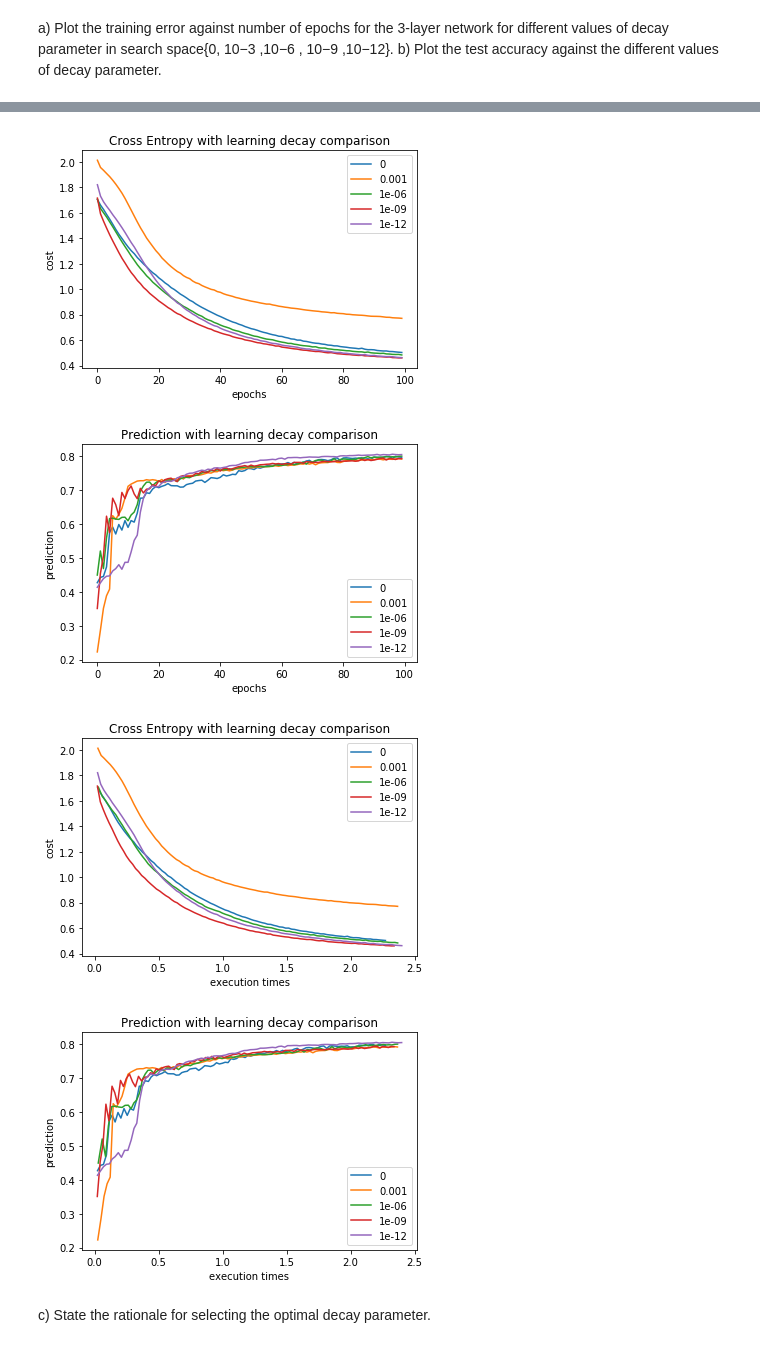
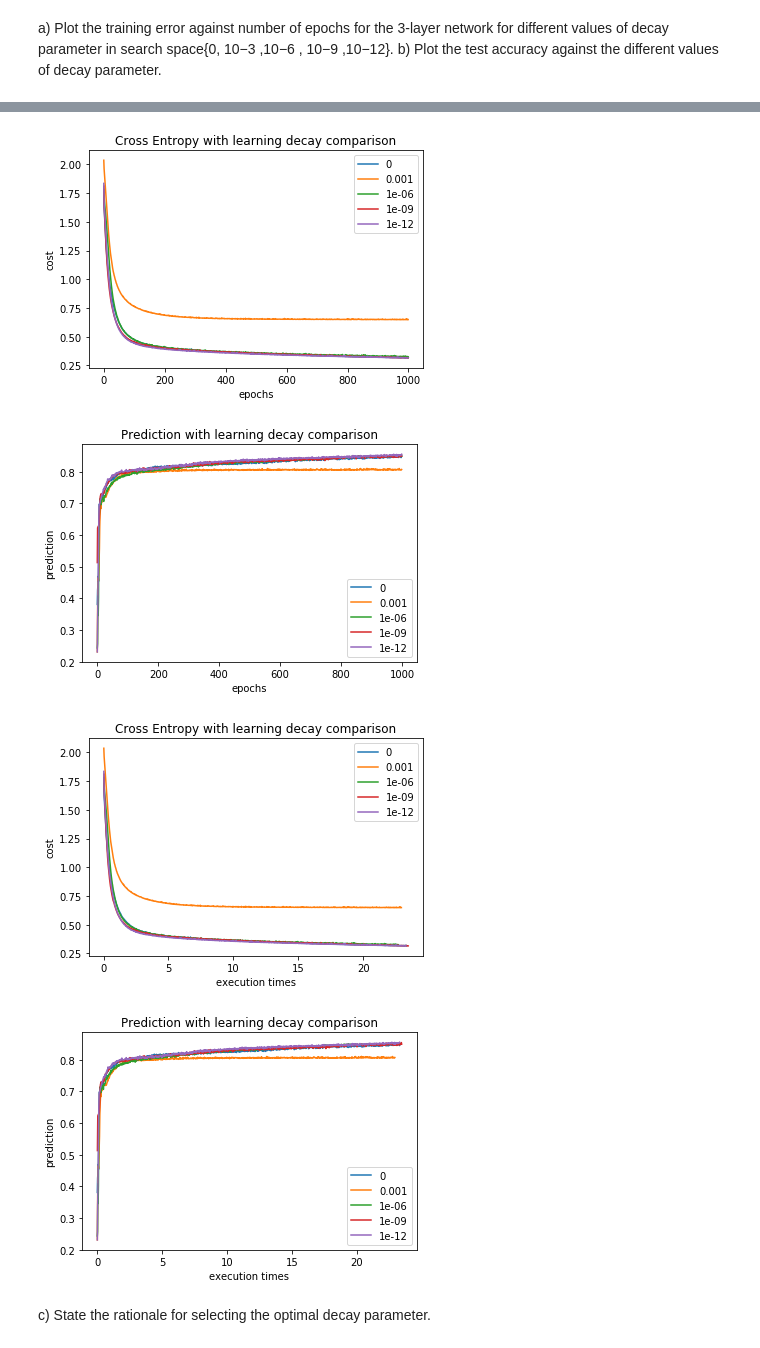
Before and after one commit to cacad101/assignment-neural-network-1, a Jupyter notebook: problem_1_classifications/Classification Problem.ipynb, the cells around one changed output, grey strips where cells are left out. Saved outputs shown, nothing was run; the diff lists cells and outputs as text; code cells hidden in the pictures.

```diff
--- a/problem_1_classifications/Classification Problem.ipynb
+++ b/problem_1_classifications/Classification Problem.ipynb
@@ -572,7 +572,7 @@ test_x, test_y = data_collector.get_test_data()
 
 learning_decays = [0, 1e-3, 1e-6, 1e-9, 1e-12]
 batch_size = 16
-epochs = 100
+epochs = 1000
 list_neurons_hidden_layer = [10]
 
 costs = []
@@ -647,7 +646,7 @@ decay: 1e-12
-[figure, old version]
+[figure, new version]
-[figure, old version]
+[figure, new version]
-[figure, old version]
+[figure, new version]
-[figure, old version]
+[figure, new version]
 # %% [markdown]
 c) State the rationale for selecting the optimal decay parameter.
 # %% [markdown]
```
Also changed, not shown: parts of 1 cell of this notebook.
